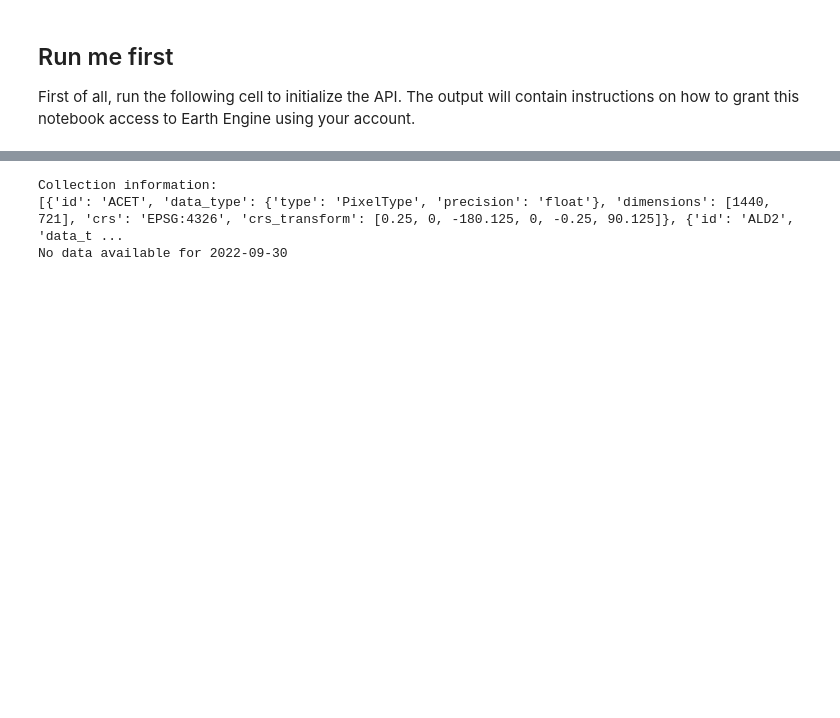
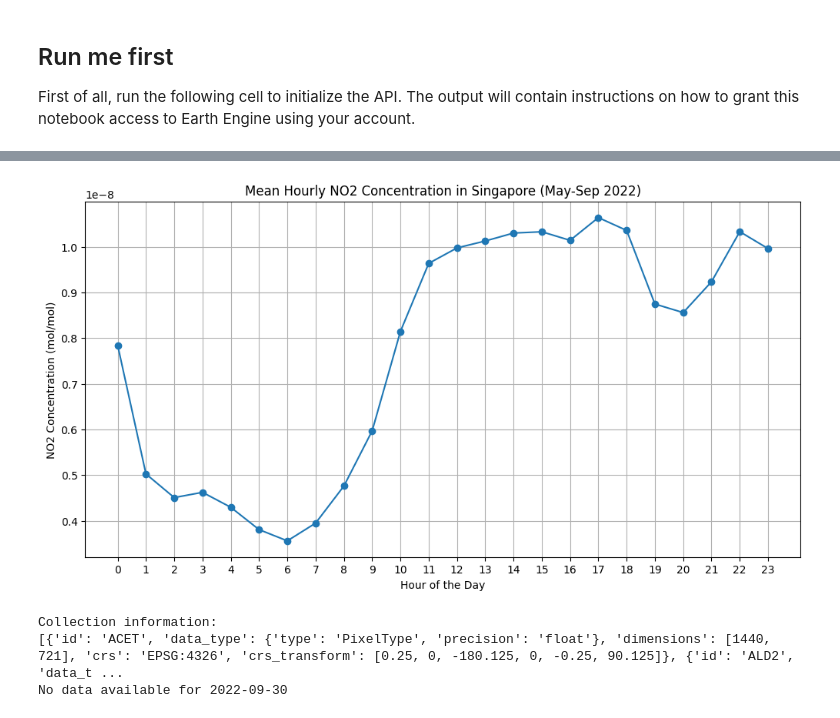
Before and after one commit to Fu-Weitao/EarthEngine, a Jupyter notebook: tutorials/intro-to-python-api/index.ipynb, the cells around one changed output, grey strips where cells are left out. Cells and saved outputs as stored; diff of their text form; code cells hidden in the pictures; blank space fills up the shorter version.

```diff
--- a/tutorials/intro-to-python-api/index.ipynb
+++ b/tutorials/intro-to-python-api/index.ipynb
@@ -67,0 +158,86 @@ except Exception:
+# %%
+
+
+# Define time range for data extraction
+start_date = '2022-05-01'
+end_date = '2022-05-03'
+
+# Load the NASA GEOS-CF dataset
+geos_cf = ee.ImageCollection("NASA/GEOS-CF/v1/rpl/tavg1hr") \
+    .filterDate(start_date, end_date)
+
+# Print collection metadata to understand available bands
+print("Collection information:")
+print(geos_cf.getInfo()['features'][0]['bands'])
+
+# Select NO2 data
+no2_collection = geos_cf.select('NO2')
+
+# Define Singapore region (ROI)
+singapore_lat = 1.3521
+singapore_lon = 103.8198
+point = ee.Geometry.Point(singapore_lon, singapore_lat)
+roi = point.buffer(10000)  # 10km buffer
+
+# Function to extract hourly NO2 values
+
+def extract_hourly_no2(date_str):
+    date = ee.Date(date_str)
+    next_date = date.advance(1, 'day')
+    hourly_no2 = no2_collection.filterDate(date, next_date)
+
+    if hourly_no2.size().getInfo() == 0:
+        print(f"No data available for {date_str}")
+        return []
+
+    results = []
+    images = hourly_no2.toList(hourly_no2.size())
+    for i in range(hourly_no2.size().getInfo()):
+        img = ee.Image(images.get(i))
+        try:
+            result = img.reduceRegion(
+                reducer=ee.Reducer.mean(),
+                geometry=roi,
+                scale=27750,
+                maxPixels=1e9
+            ).getInfo()
+            mean_no2 = result.get('NO2', None)
+            # Convert Earth Engine date to string and then to Python datetime
+            date_time_str = ee.Date(img.get('system:time_start')).format('YYYY-MM-dd HH').getInfo()
+            results.append({'date': datetime.strptime(date_time_str, '%Y-%m-%d %H'), 'NO2': mean_no2})
+        except Exception as e:
+            print(f"Error processing hour {i} on {date_str}: {e}")
+            results.append({'date': None, 'NO2': None})
+
+    return results
+
+# Generate date range
+start = datetime.strptime(start_date, '%Y-%m-%d')
+end = datetime.strptime(end_date, '%Y-%m-%d')
+date_list = [(start + timedelta(days=x)).strftime('%Y-%m-%d') for x in range((end - start).days + 1)]
+
+# Extract NO2 values
+no2_data = []
+for date_str in date_list:
+    no2_data.extend(extract_hourly_no2(date_str))
+
+# Convert to DataFrame
+no2_df = pd.DataFrame(no2_data)
+
+# Convert date to datetime format
+no2_df = no2_df.dropna(subset=['date'])
+no2_df['hour'] = no2_df['date'].dt.hour
+
+# Calculate the mean NO2 by hour
+mean_hourly_no2 = no2_df.groupby('hour')['NO2'].mean()
+
+# Plot results
+plt.figure(figsize=(12, 6))
+mean_hourly_no2.plot(marker='o')
+plt.title('Mean Hourly NO2 Concentration in Singapore (May-Sep 2022)')
+plt.xlabel('Hour of the Day')
+plt.ylabel('NO2 Concentration (mol/mol)')
+plt.grid(True)
+plt.xticks(range(24))
+plt.show()
+# %% [output]
@@ -67,0 +247 @@ except Exception:
+[figure, added]
```
Also changed, not shown: parts of 4 cells of this notebook.
